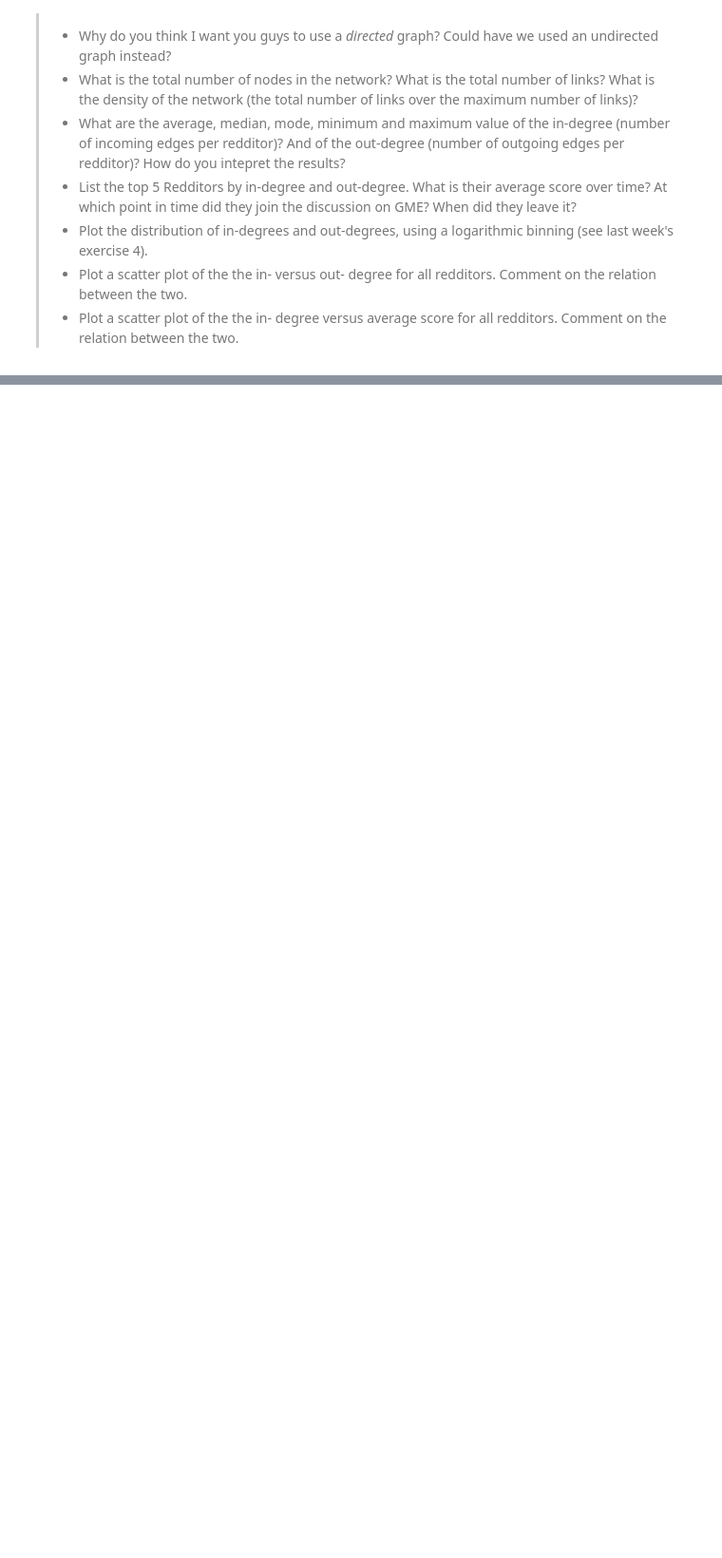
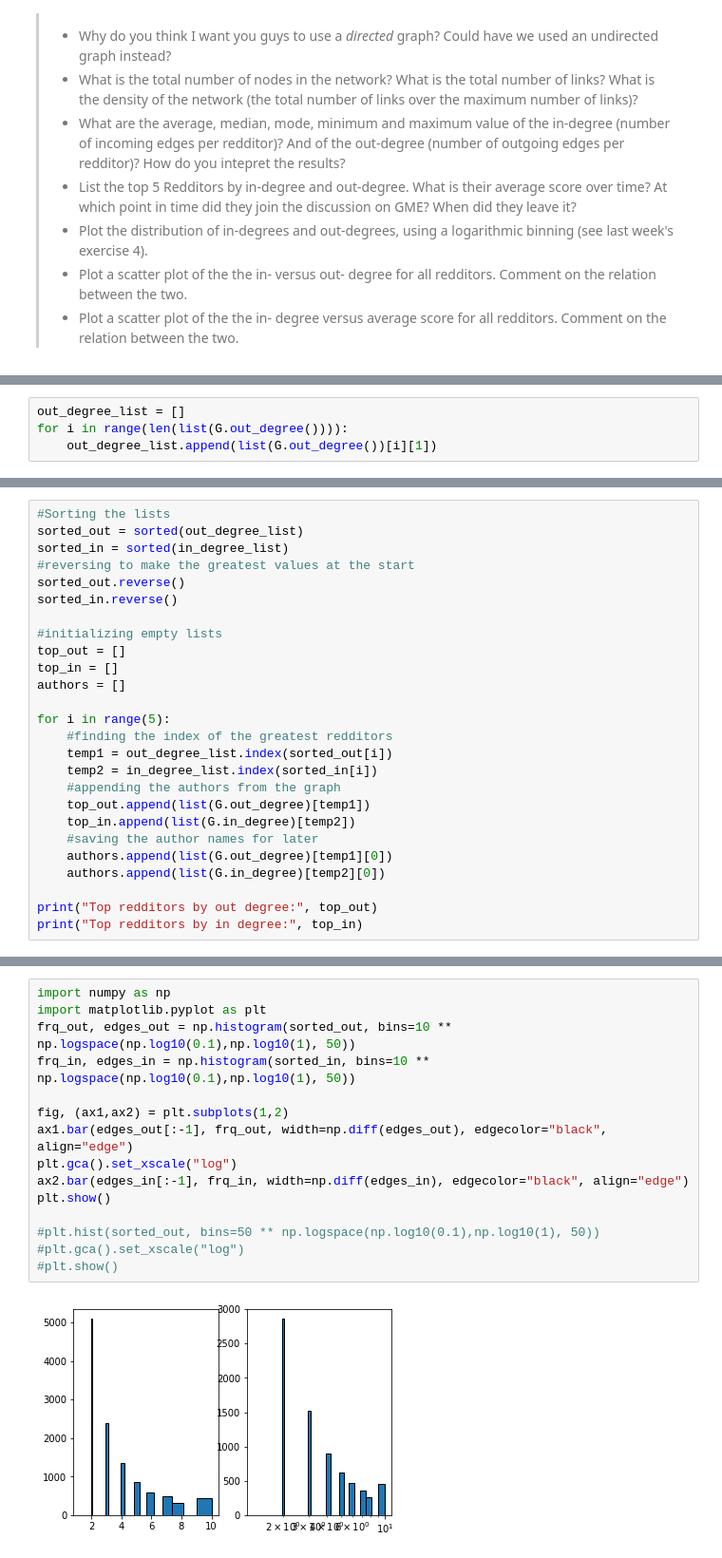
Before and after one commit to s180820/comsocsci2021, a Jupyter notebook: lectures/Week3.ipynb, the cells around one changed output, grey strips where cells are left out. Shown: that part at 95% size. Drawn from its saved outputs; the diff is of its cells as text; blank space fills up the shorter version.

```diff
--- a/lectures/Week3.ipynb
+++ b/lectures/Week3.ipynb
@@ -232,0 +320,4 @@ We begin with a preliminary analysis of the network.
+# %%
+out_degree_list = []
+for i in range(len(list(G.out_degree()))):
+    out_degree_list.append(list(G.out_degree())[i][1])
@@ -232,0 +339,26 @@ We begin with a preliminary analysis of the network.
+# %%
+#Sorting the lists
+sorted_out = sorted(out_degree_list)
+sorted_in = sorted(in_degree_list)
+#reversing to make the greatest values at the start
+sorted_out.reverse()
+sorted_in.reverse()
+
+#initializing empty lists
+top_out = []
+top_in = []
+authors = []
+
+for i in range(5):
+    #finding the index of the greatest redditors
+    temp1 = out_degree_list.index(sorted_out[i])
+    temp2 = in_degree_list.index(sorted_in[i])
+    #appending the authors from the graph
+    top_out.append(list(G.out_degree)[temp1])
+    top_in.append(list(G.in_degree)[temp2])
+    #saving the author names for later
+    authors.append(list(G.out_degree)[temp1][0])
+    authors.append(list(G.in_degree)[temp2][0])
+
+print("Top redditors by out degree:", top_out)
+print("Top redditors by in degree:", top_in)
@@ -232,0 +399,17 @@ We begin with a preliminary analysis of the network.
+# %%
+import numpy as np
+import matplotlib.pyplot as plt
+frq_out, edges_out = np.histogram(sorted_out, bins=10 ** np.logspace(np.log10(0.1),np.log10(1), 50))
+frq_in, edges_in = np.histogram(sorted_in, bins=10 ** np.logspace(np.log10(0.1),np.log10(1), 50))
+
+fig, (ax1,ax2) = plt.subplots(1,2)
+ax1.bar(edges_out[:-1], frq_out, width=np.diff(edges_out), edgecolor="black", align="edge")
+plt.gca().set_xscale("log")
+ax2.bar(edges_in[:-1], frq_in, width=np.diff(edges_in), edgecolor="black", align="edge")
+plt.show()
+
+#plt.hist(sorted_out, bins=50 ** np.logspace(np.log10(0.1),np.log10(1), 50))
+#plt.gca().set_xscale("log")
+#plt.show()
+# %% [output]
+[figure, added]
```
Also changed, not shown: parts of 18 cells of this notebook, 5 other files.
